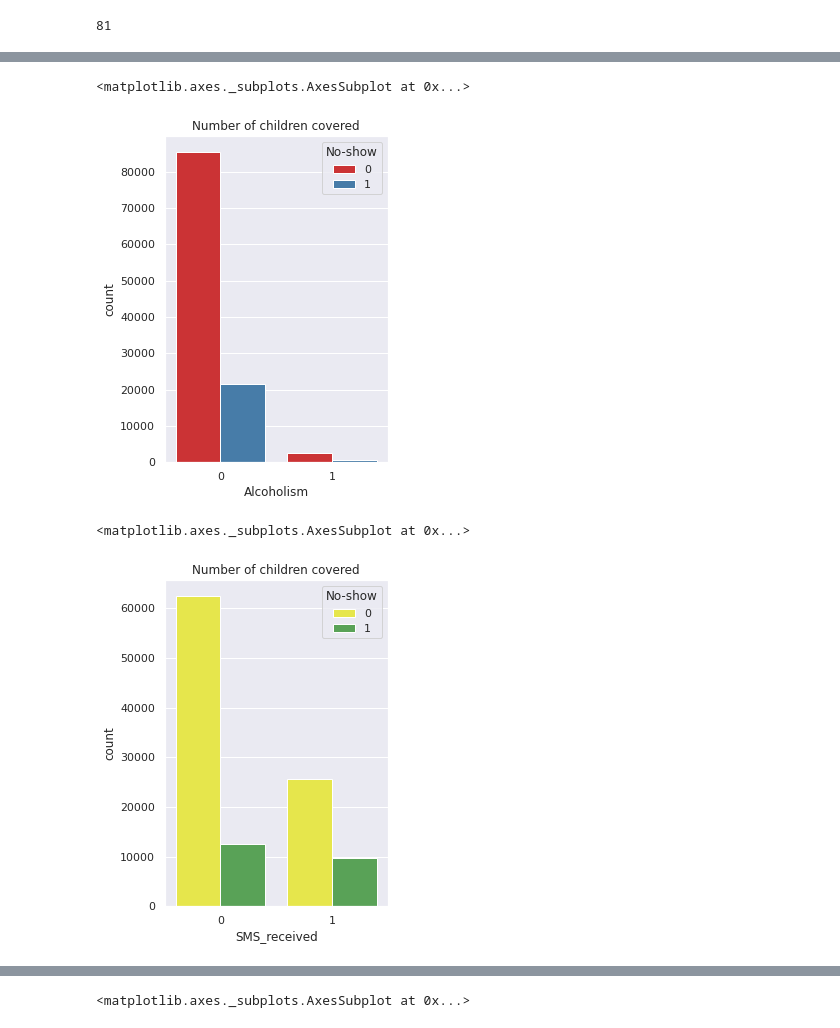
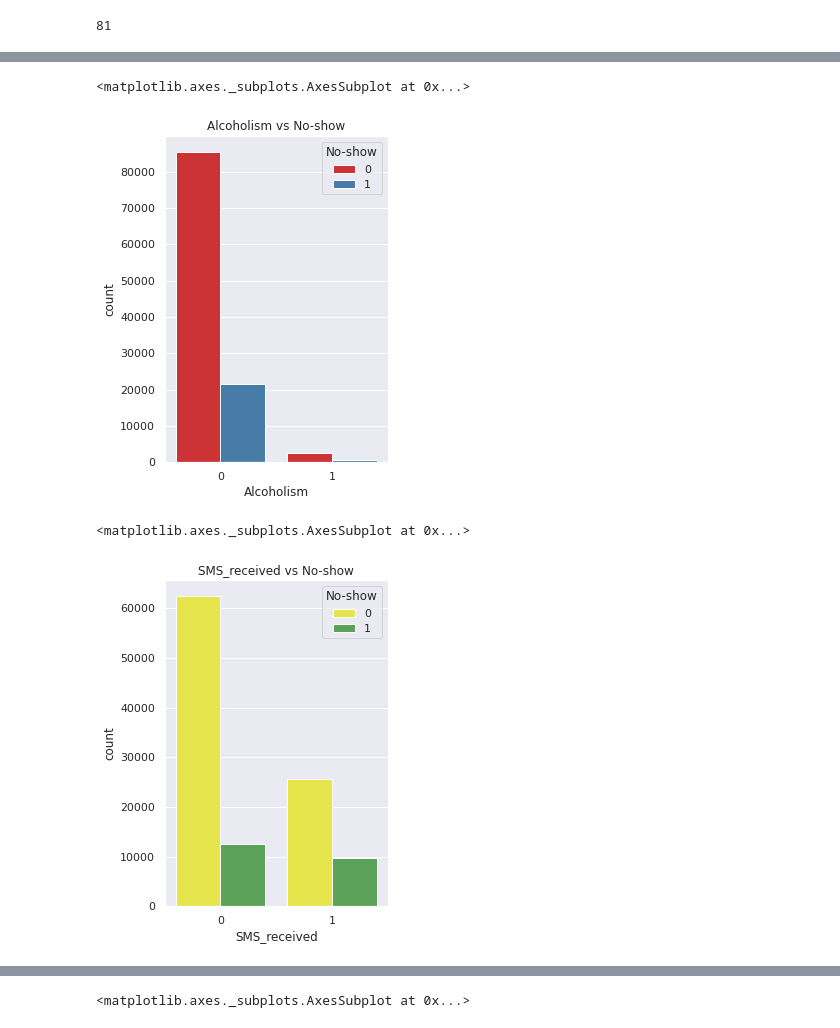
Before and after one commit to mojtabaSefidi/NoShow_Appointments, a Jupyter notebook: NoShow_Appointments.ipynb, the cells around one changed output, grey strips where cells are left out. Drawn from its saved outputs; the diff is of its cells as text; code cells hidden in the pictures.

```diff
--- a/NoShow_Appointments.ipynb
+++ b/NoShow_Appointments.ipynb
@@ -178,16 +178,16 @@ sn.countplot(x=data['Diabetes'],hue=data['No-show'], palette='brg')
 # %%
 plt.figure(figsize=(4,6))
-plt.title('Number of children covered')
+plt.title('Alcoholism vs No-show')
 sn.countplot(x=data['Alcoholism'],hue=data['No-show'], palette='Set1')
 # %% [output]
 <matplotlib.axes._subplots.AxesSubplot at 0x...>
-[figure, old version]
+[figure, new version]
 # %%
 plt.figure(figsize=(4,6))
-plt.title('Number of children covered')
+plt.title('SMS_received vs No-show')
 sn.countplot(x=data['SMS_received'],hue=data['No-show'], palette='Set1_r')
 # %% [output]
 <matplotlib.axes._subplots.AxesSubplot at 0x...>
-[figure, old version]
+[figure, new version]
 # %%
 plt.figure(figsize=(18,6))
```
Also changed, not shown: parts of 13 cells of this notebook.
